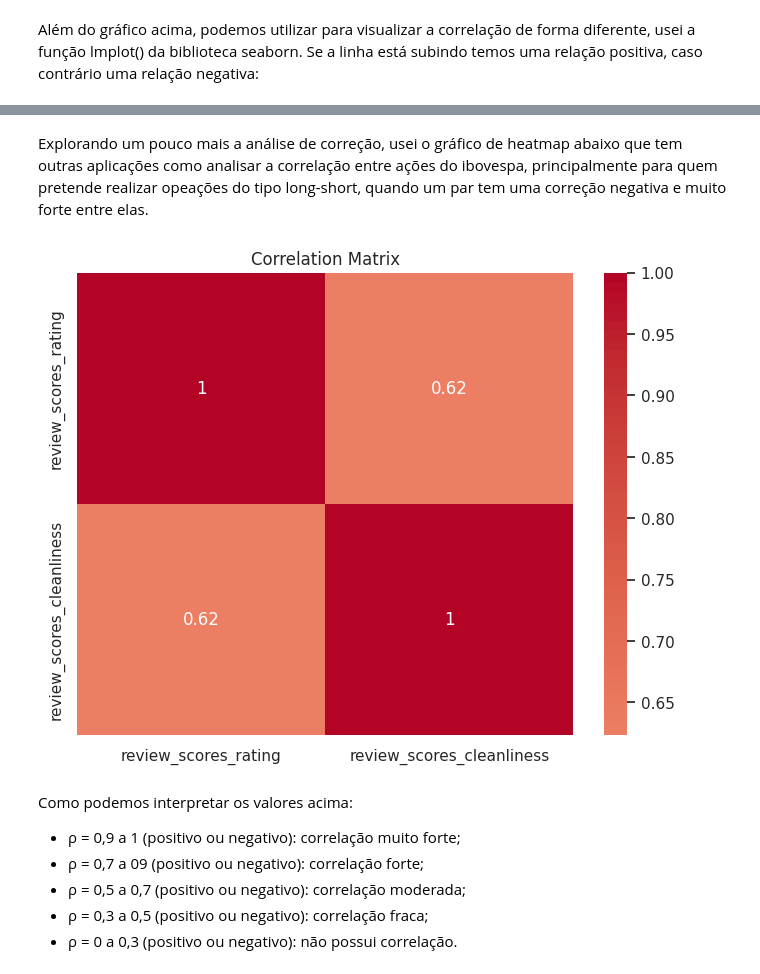
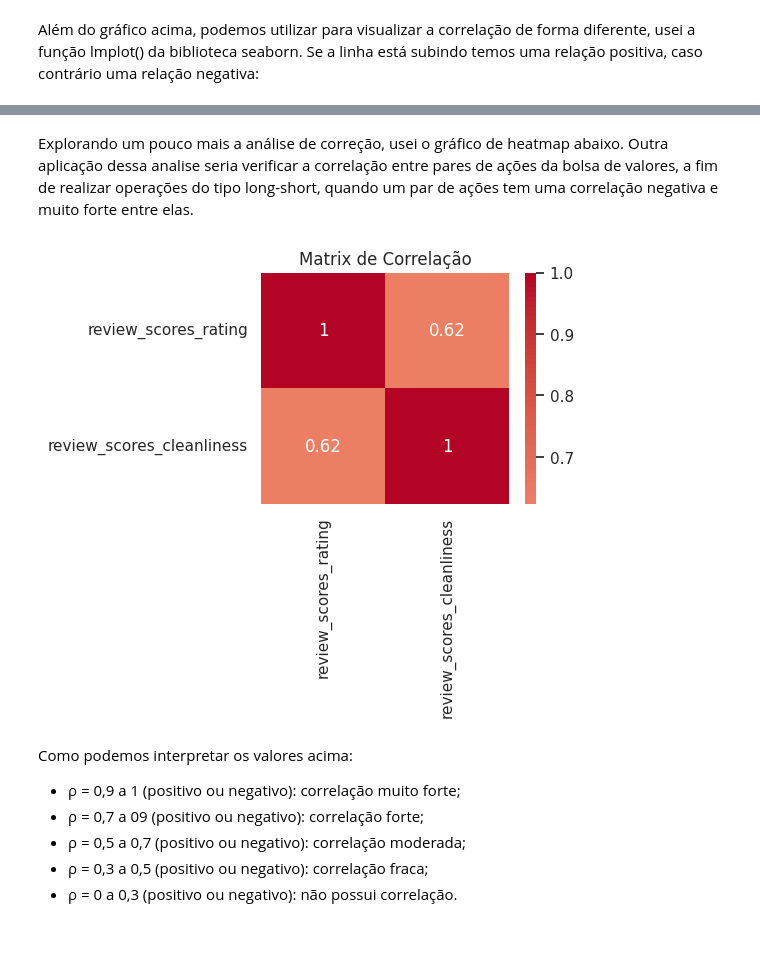
Before and after one commit to gbaere/analise-de-dados-airbnb-lisboa, a Jupyter notebook: analise_de_dados_airbnb_lisboa.ipynb, the cells around one changed output, grey strips where cells are left out. Cells and saved outputs as stored; diff of their text form; code cells hidden in the pictures; blank space fills up the shorter version.

```diff
--- a/analise_de_dados_airbnb_lisboa.ipynb
+++ b/analise_de_dados_airbnb_lisboa.ipynb
@@ -135,16 +249,16 @@ Relação entre Avaliação Geral X Avaliação da limpeza (scores review_rating
 # %% [markdown]
-Explorando um pouco mais a análise de correção, usei o gráfico de heatmap abaixo que tem outras aplicações como analisar a correlação entre ações do ibovespa, principalmente para quem pretende realizar opeações do tipo long-short, quando um par tem uma correção negativa e muito forte entre elas.
+Explorando um pouco mais a análise de correção, usei o gráfico de heatmap abaixo. Outra aplicação dessa analise seria verificar a correlação entre pares de ações da bolsa de valores, a fim de realizar operações do tipo long-short, quando um par de ações tem uma correlação negativa e muito forte entre elas.
 # %%
 # Plotando uma matrix de correlação
 correlation_matrix = lisboa_airbnb[["review_scores_rating", "review_scores_cleanliness"]].corr()
 
 # Desenhando a heatmap
-plt.figure(figsize=(8, 6))
+plt.figure(figsize=(4, 3))
 sns.heatmap(correlation_matrix, annot=True, cmap="coolwarm", center=0)
 plt.title("Matrix de Correlação")
 plt.show()
 # %% [output]
-[figure, old version]
+[figure, new version]
 # %% [markdown]
 Como podemos interpretar os valores acima:
 
```
Also changed, not shown: parts of 14 cells of this notebook.
